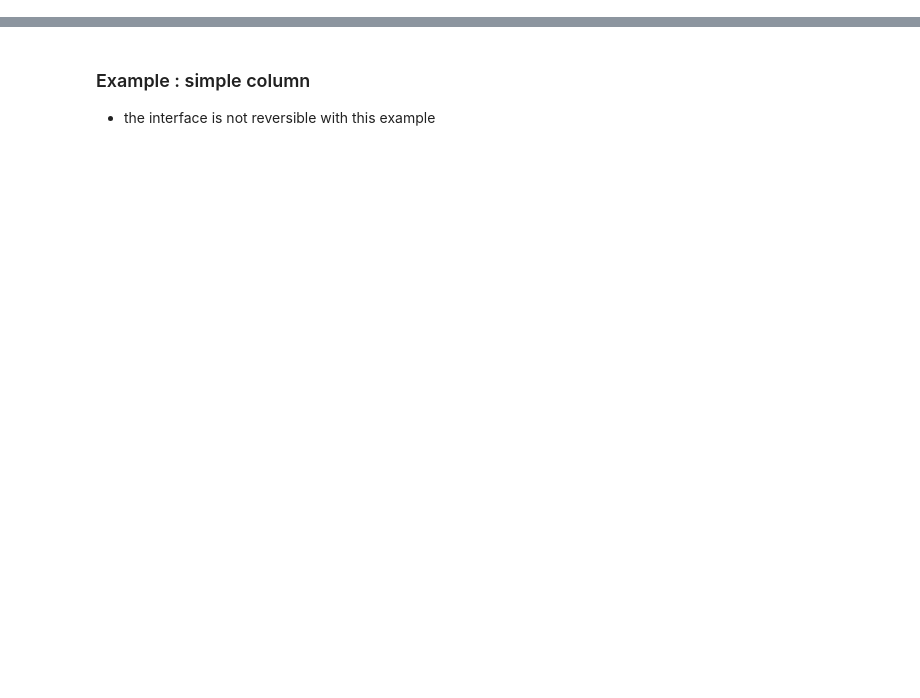
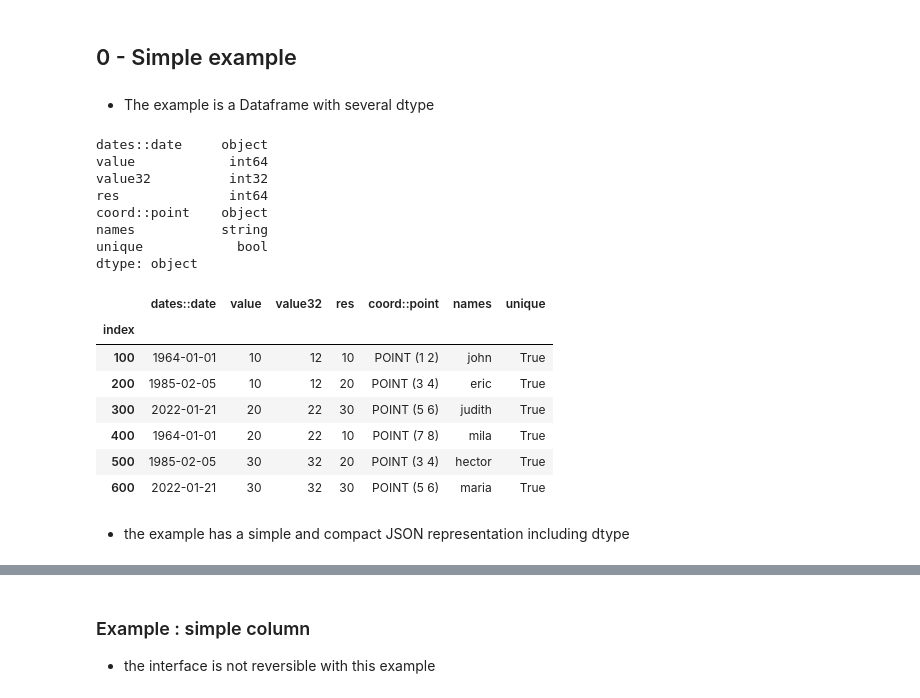
Before and after one commit to loco-philippe/NTV, a Jupyter notebook: example/example_pandas.ipynb, the cells around one changed output, grey strips where cells are left out. Cells and saved outputs as stored; diff of their text form; code cells hidden in the pictures; blank space fills up the shorter version.

```diff
--- a/example/example_pandas.ipynb
+++ b/example/example_pandas.ipynb
@@ -45,3 +46,41 @@ from datetime import date
 # the Series Connector is associated with NtvType 'field' in dicobj
 # the DataFrame Connector is associated with NtvType 'tab' in dicobj
 option = {'encode_format': 'obj', 'dicobj': {'field': 'SeriesConnec', 'tab': 'DataFrameConnec'}}
+# %% [markdown]
+## 0 - Simple example
+# %% [markdown]
+- The example is a Dataframe with several dtype
+# %%
+from shapely.geometry import Point
+from datetime import date
+
+tab_data = {'index':           [100, 200, 300, 400, 500, 600],
+            'dates::date':     pd.Series([date(1964,1,1), date(1985,2,5), date(2022,1,21), date(1964,1,1), date(1985,2,5), date(2022,1,21)]),
+            'value':           [10, 10, 20, 20, 30, 30],
+            'value32':         pd.Series([12, 12, 22, 22, 32, 32], dtype='int32'),
+            'res':             [10, 20, 30, 10, 20, 30],
+            'coord::point':    pd.Series([Point(1,2), Point(3,4), Point(5,6), Point(7,8), Point(3,4), Point(5,6)]),
+            'names':           pd.Series(['john', 'eric', 'judith', 'mila', 'hector', 'maria'], dtype='string'),
+            'unique':          True }
+df = pd.DataFrame(tab_data).set_index('index')
+print(df.dtypes)
+df
+# %% [output]
+dates::date     object
+value            int64
+value32          int32
+res              int64
+coord::point    object
+names           string
+unique            bool
+dtype: object
+|  | dates::date | value | value32 | res | coord::point | names | unique |
+| index |  |  |  |  |  |  |  |
+| 100 | 1964-01-01 | 10 | 12 | 10 | POINT (1 2) | john | True |
+| 200 | 1985-02-05 | 10 | 12 | 20 | POINT (3 4) | eric | True |
+| 300 | 2022-01-21 | 20 | 22 | 30 | POINT (5 6) | judith | True |
+| 400 | 1964-01-01 | 20 | 22 | 10 | POINT (7 8) | mila | True |
+| 500 | 1985-02-05 | 30 | 32 | 20 | POINT (3 4) | hector | True |
+| 600 | 2022-01-21 | 30 | 32 | 30 | POINT (5 6) | maria | True |
+# %% [markdown]
+- the example has a simple and compact JSON representation including dtype
```
Also changed, not shown: parts of 9 cells of this notebook, 2 other files.
